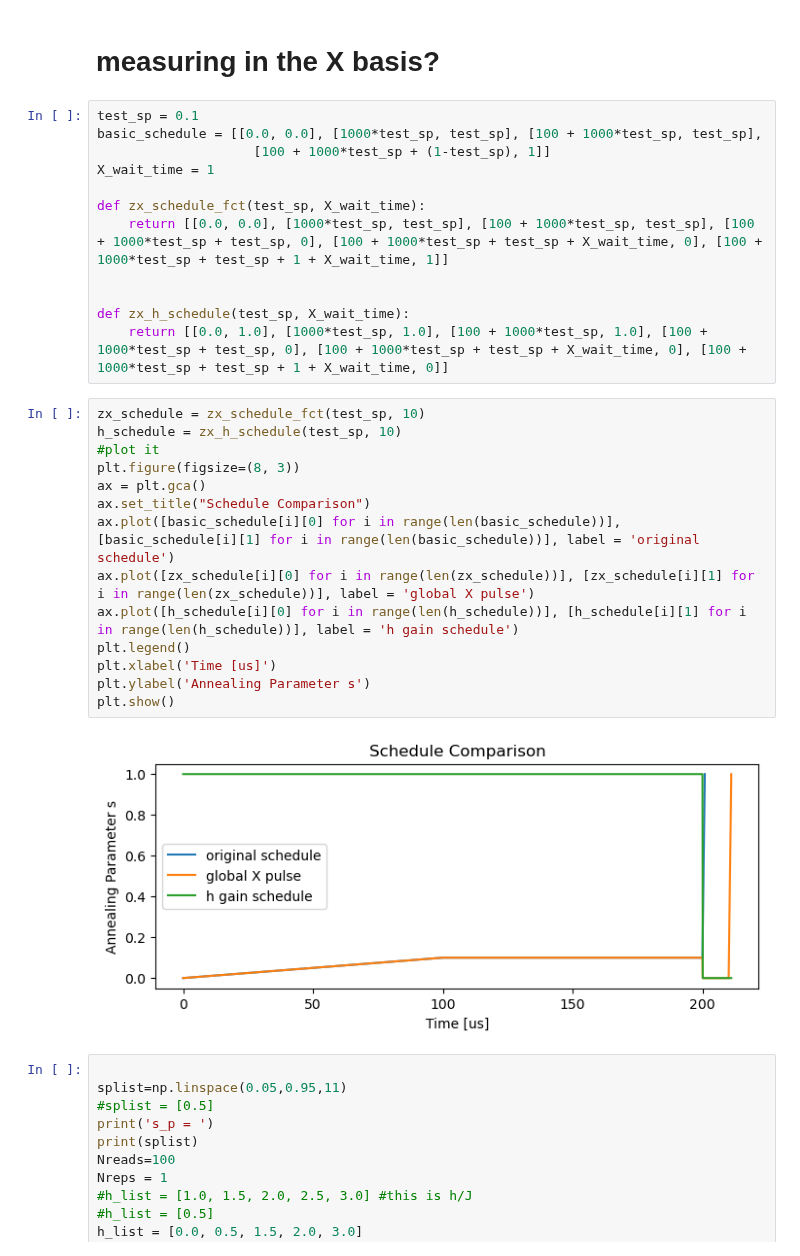
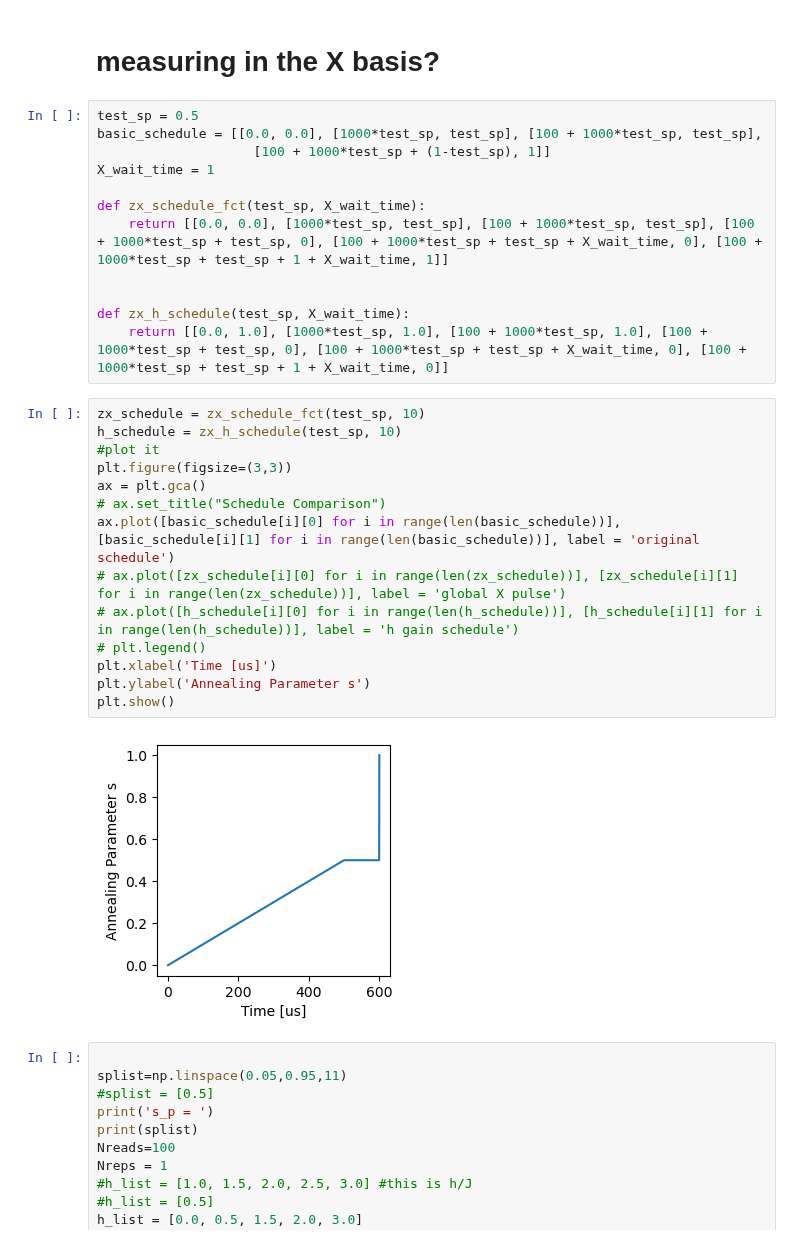
Before and after one commit to vdrouint/d-wave-other, a Jupyter notebook: kagome-tfim/anneal_pause_quench.ipynb, the cells around one changed output. Drawn from its saved outputs; the diff is of its cells as text.

Commit message:
new plots

```diff
--- a/kagome-tfim/anneal_pause_quench.ipynb
+++ b/kagome-tfim/anneal_pause_quench.ipynb
@@ -409,7 +409,7 @@ all done
 # %% [markdown]
 # measuring in the X basis?
 # %%
-test_sp = 0.1
+test_sp = 0.5
 basic_schedule = [[0.0, 0.0], [1000*test_sp, test_sp], [100 + 1000*test_sp, test_sp],
                     [100 + 1000*test_sp + (1-test_sp), 1]]
 X_wait_time = 1
@@ -423,19 +423,19 @@ def zx_h_schedule(test_sp, X_wait_time):
 # %%
 zx_schedule = zx_schedule_fct(test_sp, 10)
 h_schedule = zx_h_schedule(test_sp, 10)
 #plot it
-plt.figure(figsize=(8, 3))
+plt.figure(figsize=(3,3))
 ax = plt.gca()
-ax.set_title("Schedule Comparison")
+# ax.set_title("Schedule Comparison")
 ax.plot([basic_schedule[i][0] for i in range(len(basic_schedule))], [basic_schedule[i][1] for i in range(len(basic_schedule))], label = 'original schedule')
-ax.plot([zx_schedule[i][0] for i in range(len(zx_schedule))], [zx_schedule[i][1] for i in range(len(zx_schedule))], label = 'global X pulse')
-ax.plot([h_schedule[i][0] for i in range(len(h_schedule))], [h_schedule[i][1] for i in range(len(h_schedule))], label = 'h gain schedule')
-plt.legend()
+# ax.plot([zx_schedule[i][0] for i in range(len(zx_schedule))], [zx_schedule[i][1] for i in range(len(zx_schedule))], label = 'global X pulse')
+# ax.plot([h_schedule[i][0] for i in range(len(h_schedule))], [h_schedule[i][1] for i in range(len(h_schedule))], label = 'h gain schedule')
+# plt.legend()
 plt.xlabel('Time [us]')
 plt.ylabel('Annealing Parameter s')
 plt.show()
 # %% [output]
-[figure, old version]
+[figure, new version]
 # %%
 
 splist=np.linspace(0.05,0.95,11)
```
Also changed, not shown: 2 other files.
